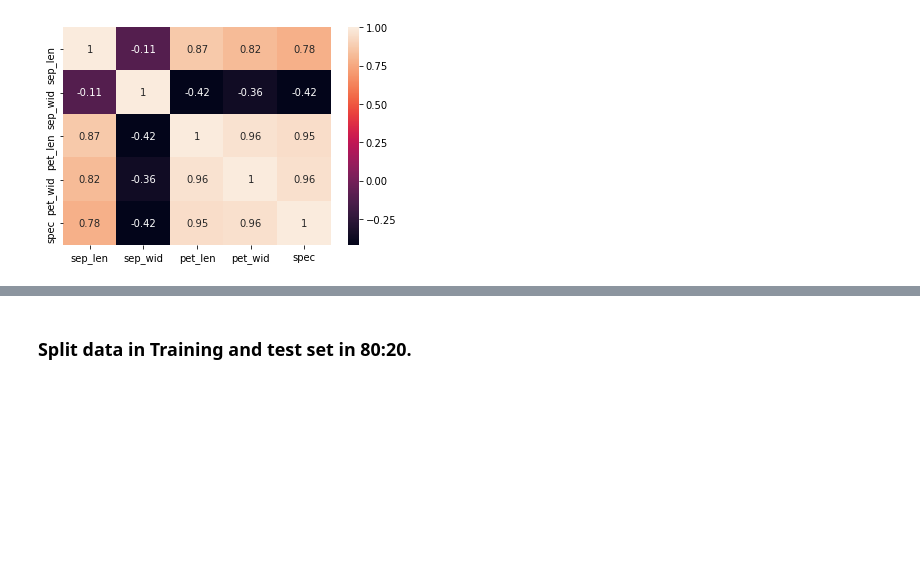
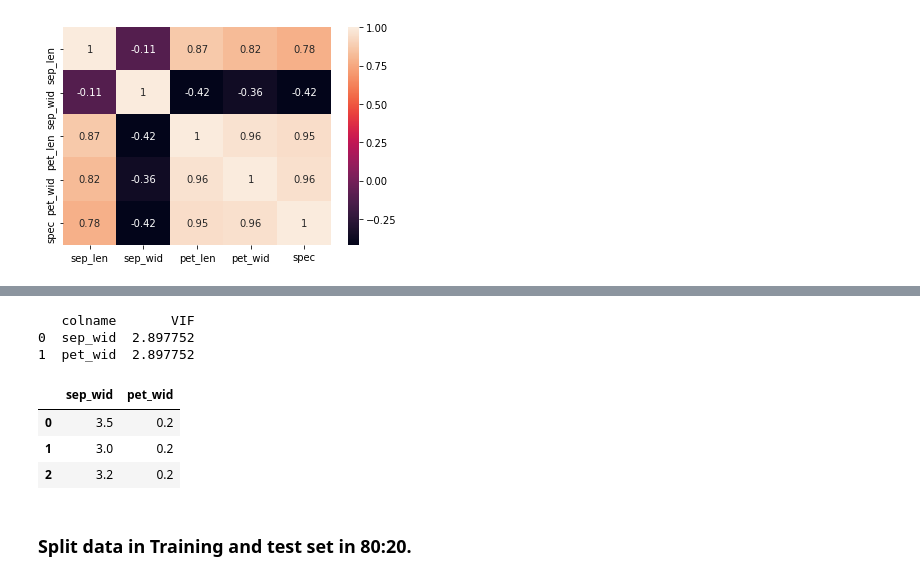
Before and after one commit to GreatLearningAIML1/bangalore-feb-batch-PadarbindaPuhan, a Jupyter notebook: R3_External_Lab_kNN_Naive_Bayes.ipynb, the cells around one changed output, grey strips where cells are left out. Drawn from its saved outputs; the diff is of its cells as text; code cells hidden in the pictures; blank space fills up the shorter version.

```diff
--- a/R3_External_Lab_kNN_Naive_Bayes.ipynb
+++ b/R3_External_Lab_kNN_Naive_Bayes.ipynb
@@ -346,3 +350,15 @@ vif_df
+# %%
+X_vif = get_vif(X_vif)
+X_vif.head(3)
+#No columns are dropped since VIF is less than 10
+# %% [output]
+   colname       VIF
+0  sep_wid  2.897752
+1  pet_wid  2.897752
+|  | sep_wid | pet_wid |
+| 0 | 3.5 | 0.2 |
+| 1 | 3.0 | 0.2 |
+| 2 | 3.2 | 0.2 |
 # %% [markdown]
 ### Split data in Training and test set in 80:20.
 # %%
```
Also changed, not shown: parts of 9 cells of this notebook.
